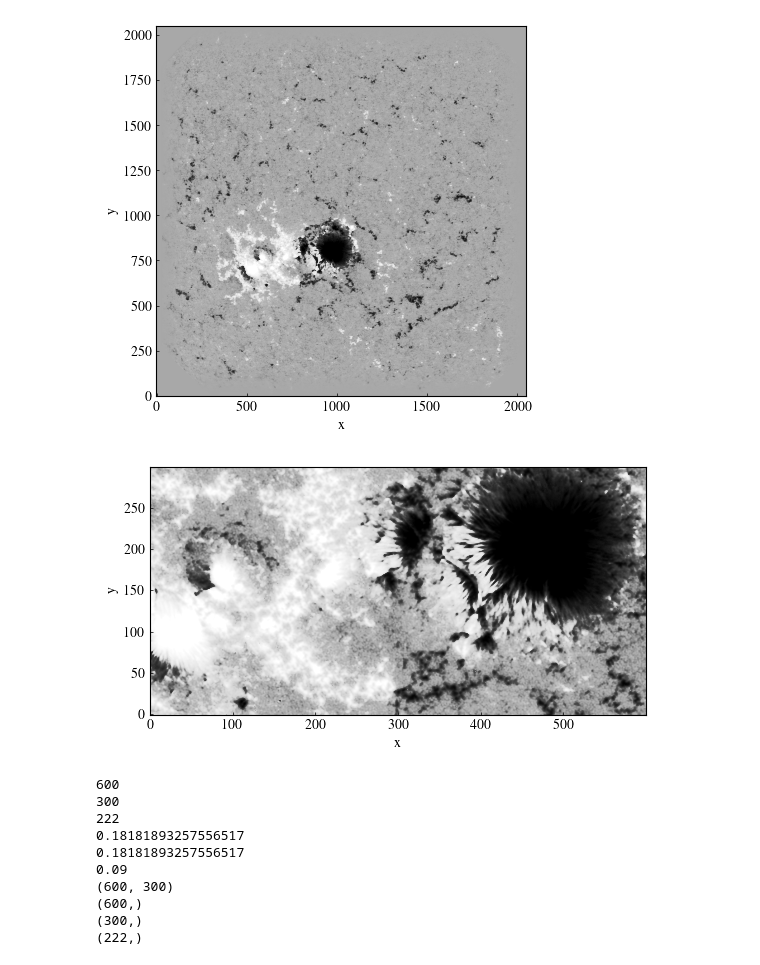
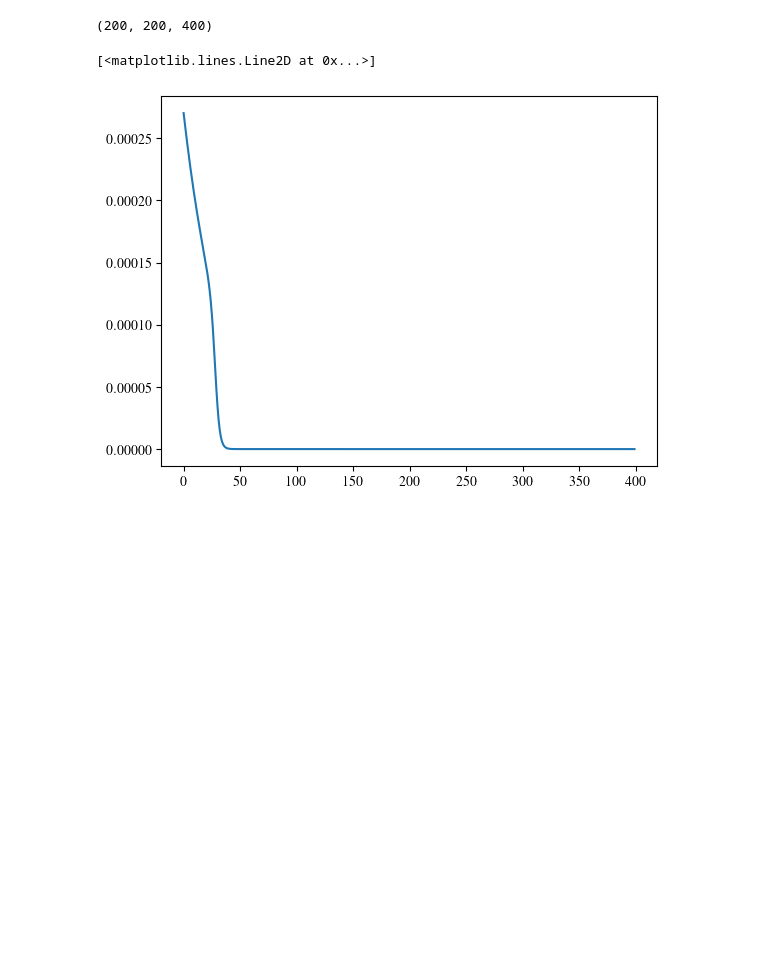
Before and after one commit to LMNadol/mflex, a Jupyter notebook: mhsflex/test.ipynb, the cells around one changed output. Cells and saved outputs as stored; diff of their text form; code cells hidden in the pictures; blank space fills up the shorter version.

```diff
--- a/mhsflex/test.ipynb
+++ b/mhsflex/test.ipynb
@@ -263,15 +62,2 @@ name = "solo_L2_phi-hrt-blos_20220307T000609_V01"
-# %%
-read_fits(name)
-# %% [output]
-[figure, removed]
-[figure, removed]
-600
-300
-222
-0.18181893257556517
-0.18181893257556517
-0.09
-(600, 300)
-(600,)
-(300,)
-(222,)
+# %%
+den = data3d.fdensity
@@ -277,0 +66,4 @@ read_fits(name)
+# %%
+pres.shape
+# %% [output]
+(200, 200, 400)
@@ -277,0 +72,5 @@ read_fits(name)
+# %%
+plt.plot(den[0,0,:])
+# %% [output]
+[<matplotlib.lines.Line2D at 0x...>]
+[figure, added]
```
Also changed, not shown: parts of 26 cells of this notebook, 5 other files.
